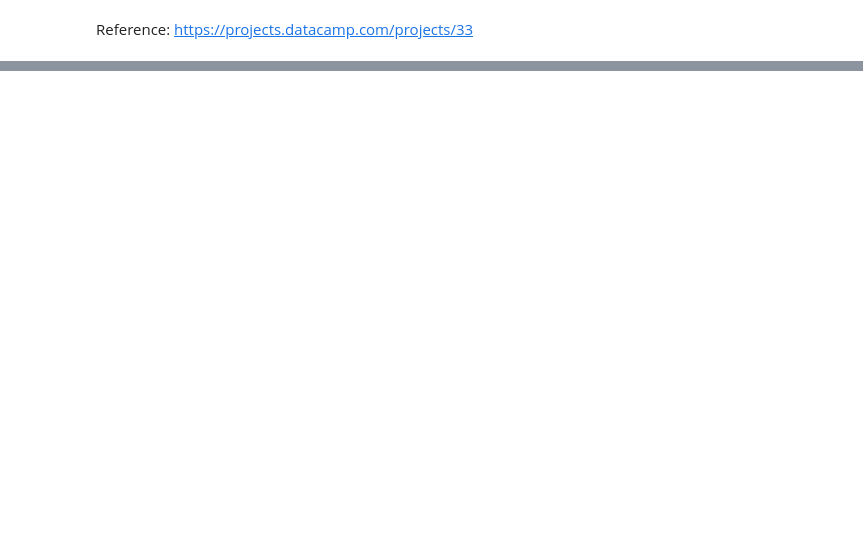
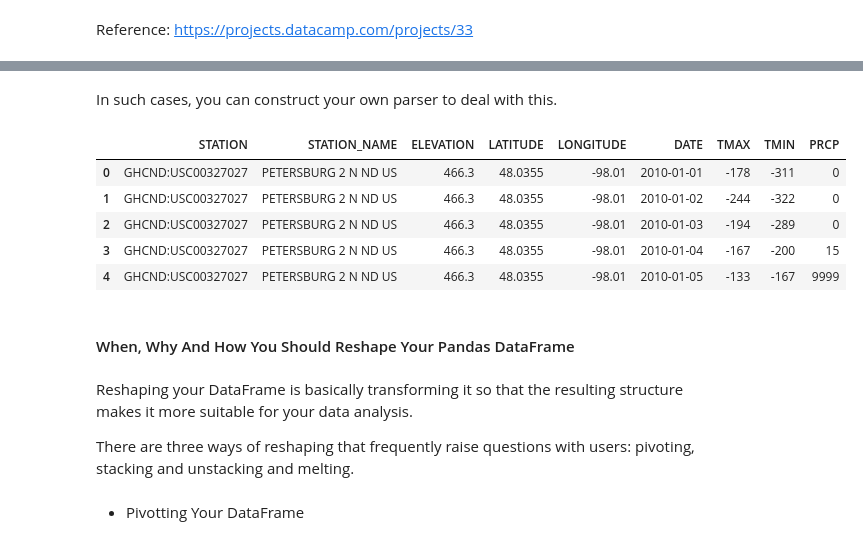
Before and after one commit to nguynhuq/Pandas_tutorial, a Jupyter notebook: 1_instructions.ipynb, the cells around one changed output, grey strips where cells are left out. Cells and saved outputs as stored; diff of their text form; code cells hidden in the pictures; blank space fills up the shorter version.

```diff
--- a/1_instructions.ipynb
+++ b/1_instructions.ipynb
@@ -72,0 +641,25 @@ Reference: https://projects.datacamp.com/projects/33
+# %% [markdown]
+In such cases, you can construct your own parser to deal with this.
+# %%
+dateparser = lambda x: pd.datetime.strptime(x, '%Y%m%d')
+
+# Which makes your read command:
+pd.read_csv('./datasets/weather.csv', parse_dates=['DATE'], date_parser=dateparser).head()
+
+# Or combine two columns into a single DateTime column
+# pd.read_csv('./datasets/weather.csv', parse_dates={'datetime': ['date', 'time']}, date_parser=dateparser)
+# %% [output]
+|  | STATION | STATION_NAME | ELEVATION | LATITUDE | LONGITUDE | DATE | TMAX | TMIN | PRCP |
+| 0 | GHCND:USC00327027 | PETERSBURG 2 N ND US | 466.3 | 48.0355 | -98.01 | 2010-01-01 | -178 | -311 | 0 |
+| 1 | GHCND:USC00327027 | PETERSBURG 2 N ND US | 466.3 | 48.0355 | -98.01 | 2010-01-02 | -244 | -322 | 0 |
+| 2 | GHCND:USC00327027 | PETERSBURG 2 N ND US | 466.3 | 48.0355 | -98.01 | 2010-01-03 | -194 | -289 | 0 |
+| 3 | GHCND:USC00327027 | PETERSBURG 2 N ND US | 466.3 | 48.0355 | -98.01 | 2010-01-04 | -167 | -200 | 15 |
+| 4 | GHCND:USC00327027 | PETERSBURG 2 N ND US | 466.3 | 48.0355 | -98.01 | 2010-01-05 | -133 | -167 | 9999 |
+# %% [markdown]
+####  When, Why And How You Should Reshape Your Pandas DataFrame
+# %% [markdown]
+Reshaping your DataFrame is basically transforming it so that the resulting structure makes it more suitable for your data analysis.
+
+There are three ways of reshaping that frequently raise questions with users: pivoting, stacking and unstacking and melting.
+# %% [markdown]
+- Pivotting Your DataFrame
```
Also changed, not shown: parts of 64 cells of this notebook, 5 other files.
